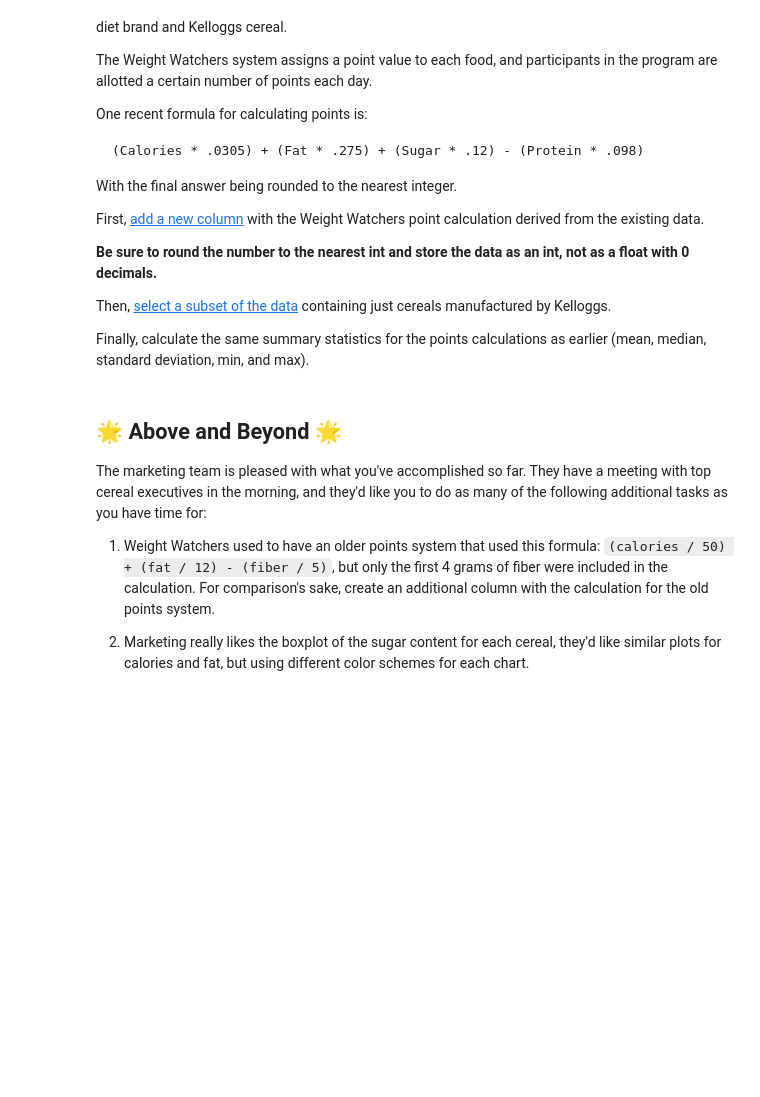
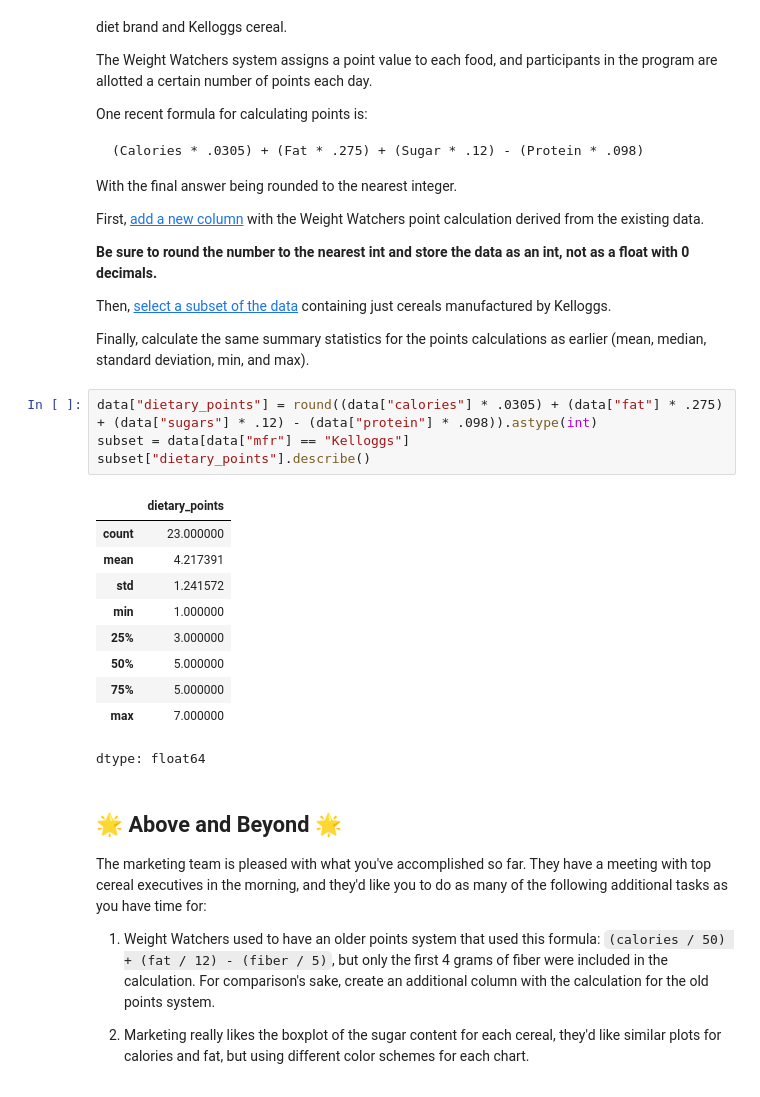
Before and after one commit to ryjason/CalculatorApp, a Jupyter notebook: notebooks/Exploration_02.ipynb, the cells around one changed output. Saved outputs shown, nothing was run; the diff lists cells and outputs as text; blank space fills up the shorter version.

```diff
--- a/notebooks/Exploration_02.ipynb
+++ b/notebooks/Exploration_02.ipynb
@@ -160,6 +177,21 @@ First, [add a new column](https://pandas.pydata.org/docs/getting_started/intro_t
 Then, [select a subset of the data](https://pandas.pydata.org/docs/getting_started/intro_tutorials/03_subset_data.html#how-do-i-filter-specific-rows-from-a-dataframe) containing just cereals manufactured by Kelloggs.
 
 Finally, calculate the same summary statistics for the points calculations as earlier (mean, median, standard deviation, min, and max).
+# %%
+data["dietary_points"] = round((data["calories"] * .0305) + (data["fat"] * .275) + (data["sugars"] * .12) - (data["protein"] * .098)).astype(int)
+subset = data[data["mfr"] == "Kelloggs"]
+subset["dietary_points"].describe()
+# %% [output]
+|  | dietary_points |
+| count | 23.000000 |
+| mean | 4.217391 |
+| std | 1.241572 |
+| min | 1.000000 |
+| 25% | 3.000000 |
+| 50% | 5.000000 |
+| 75% | 5.000000 |
+| max | 7.000000 |
+dtype: float64
 # %% [markdown]
 ## 🌟 Above and Beyond 🌟
 
```
Also changed, not shown: parts of 5 cells of this notebook.
